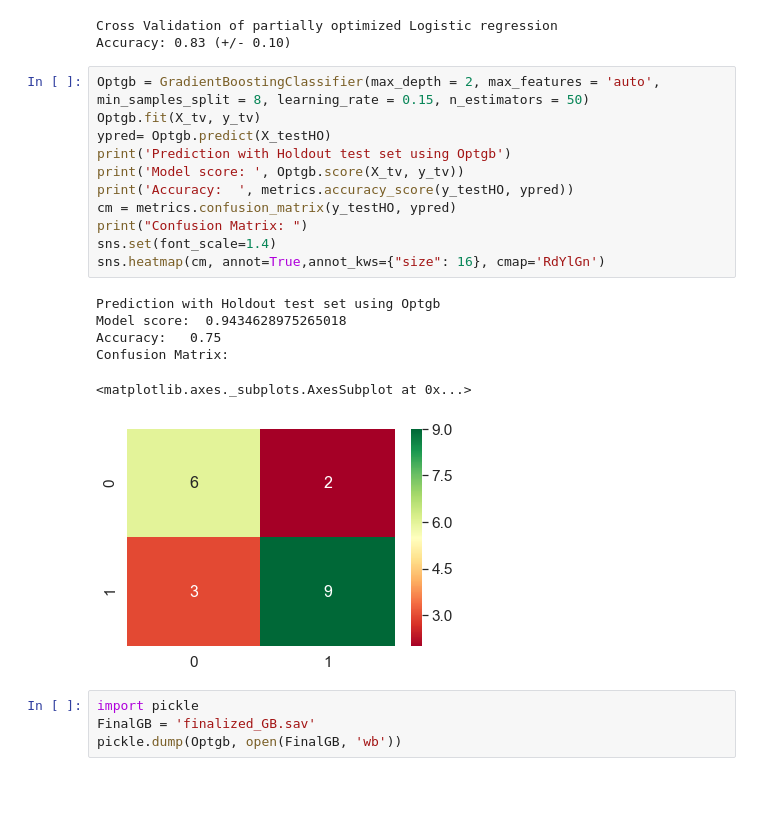
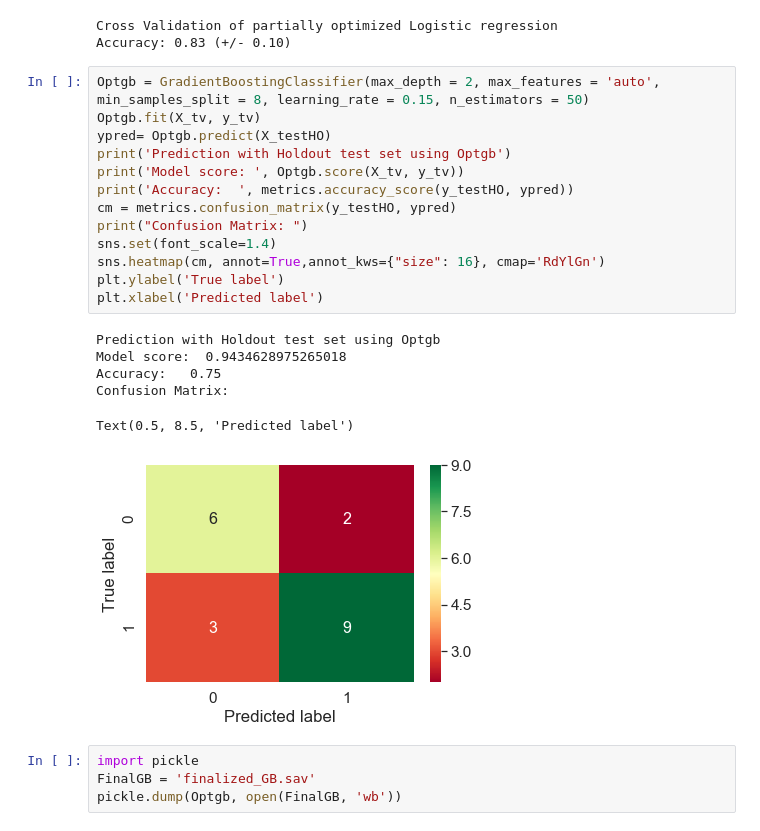
Before and after one commit to kscrow/Data_Sci_Project, a Jupyter notebook: Mini-project 2 and 3.ipynb, the cells around one changed output. Cells and saved outputs as stored; diff of their text form; blank space fills up the shorter version.

```diff
--- a/Mini-project 2 and 3.ipynb
+++ b/Mini-project 2 and 3.ipynb
@@ -671,21 +670,23 @@ Accuracy: 0.83 (+/- 0.10)
 # %%
 Optgb = GradientBoostingClassifier(max_depth = 2, max_features = 'auto', min_samples_split = 8, learning_rate = 0.15, n_estimators = 50)
 Optgb.fit(X_tv, y_tv)
 ypred= Optgb.predict(X_testHO)
 print('Prediction with Holdout test set using Optgb')
 print('Model score: ', Optgb.score(X_tv, y_tv))
 print('Accuracy:  ', metrics.accuracy_score(y_testHO, ypred))
 cm = metrics.confusion_matrix(y_testHO, ypred)
 print("Confusion Matrix: ")
 sns.set(font_scale=1.4)
 sns.heatmap(cm, annot=True,annot_kws={"size": 16}, cmap='RdYlGn')
+plt.ylabel('True label')
+plt.xlabel('Predicted label')
 # %% [output]
 Prediction with Holdout test set using Optgb
 Model score:  0.9434628975265018
 Accuracy:   0.75
 Confusion Matrix:
-<matplotlib.axes._subplots.AxesSubplot at 0x...>
+Text(0.5, 8.5, 'Predicted label')
-[figure, old version]
+[figure, new version]
 # %%
 import pickle
 FinalGB = 'finalized_GB.sav'
```
Also changed, not shown: parts of 4 cells of this notebook.
